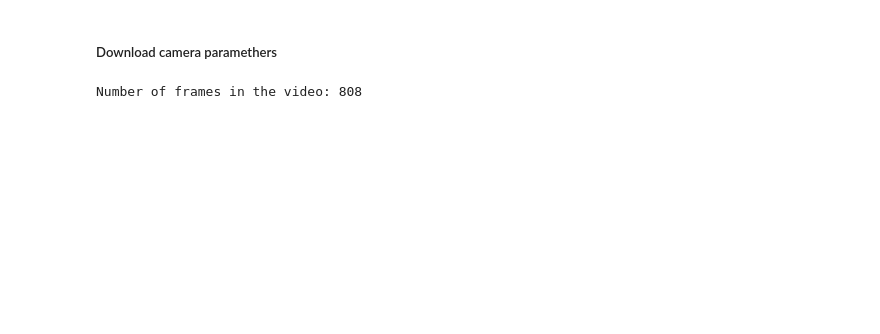
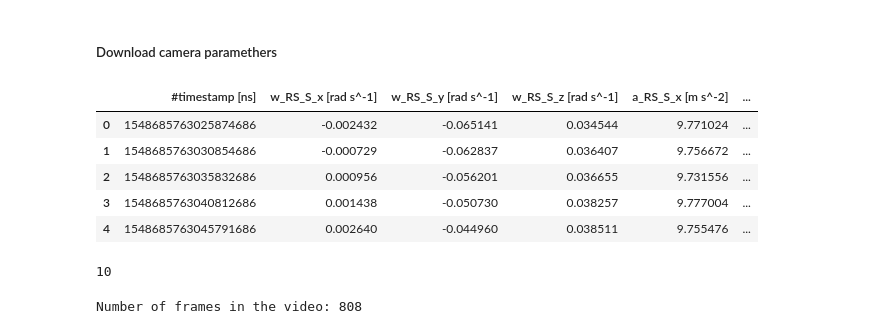
Before and after one commit to Bohdanok/cv_homework_stabilization, a Jupyter notebook: homework2.ipynb, the cells around one changed output. Saved outputs shown, nothing was run; the diff lists cells and outputs as text; code cells hidden in the pictures; blank space fills up the shorter version.

```diff
--- a/homework2.ipynb
+++ b/homework2.ipynb
@@ -38,33 +46,55 @@ with open("camchain-calibration-equidistant4_camimu_dataset-calib-imu1.yaml") as
 INPUT_DIR = "./dataset-seq1/mav0/" # replace with your sequence
 ORIGINAL_VIDEONAME = "output_orig.mp4"
 UNDISTORTED_VIDEONAME = "output_undist.mp4"
 RS_REMOVED_VIDEONAME = "output_nors.mp4"
 STABILIZED_VIDEONAME = "output_stable_nors.mp4"
 
 
 # camera params
 FPS = 20
 
 # camera intrinsics
 pin_hole_model = downloaded_params[f"cam{CAMERA}"]["intrinsics"]
 K = np.array([[pin_hole_model[0], 0, pin_hole_model[2]],
               [0, pin_hole_model[1], pin_hole_model[3]],
               [0, 0, 1]])
 
 # output camera intrinsics
 K_new = K.copy()
 
 # distortion params
 D = np.array(downloaded_params[f"cam{CAMERA}"]["distortion_coeffs"])
 
 # rotation from imu-to-camera
 R_cam_imu = np.array(downloaded_params[f"cam{CAMERA}"]["T_cam_imu"])
 
 # time delta between 2 sensor rows sensing
 dt_rs = 29.47 * 10 ** -6 # in seconds
 
 # frame dimensions
 W, H = 1280, 1024
+
+imu_data = pd.read_csv( os.path.join(INPUT_DIR, "imu0", "data.csv") )
+
+display(imu_data.head())
+# %% [output]
+|  | #timestamp [ns] | w_RS_S_x [rad s^-1] | w_RS_S_y [rad s^-1] | w_RS_S_z [rad s^-1] | a_RS_S_x [m s^-2] | ... |
+| 0 | 1548685763025874686 | -0.002432 | -0.065141 | 0.034544 | 9.771024 | ... |
+| 1 | 1548685763030854686 | -0.000729 | -0.062837 | 0.036407 | 9.756672 | ... |
+| 2 | 1548685763035832686 | 0.000956 | -0.056201 | 0.036655 | 9.731556 | ... |
+| 3 | 1548685763040812686 | 0.001438 | -0.050730 | 0.038257 | 9.777004 | ... |
+| 4 | 1548685763045791686 | 0.002640 | -0.044960 | 0.038511 | 9.755476 | ... |
+# %%
+def get_imu_freq_to_camera_fps(imu_data, FPS):
+    imu_data = imu_data.head(2).values.tolist()
+    t1 = imu_data[0][0]
+    t2 = imu_data[1][0]
+    return int((1000 / FPS) / (math.ceil((t2 - t1) * 1e-6)))
+
+IMU_MEAS_TO_CAM_MEAS = get_imu_freq_to_camera_fps(imu_data, FPS)
+IMU_MEAS_TO_CAM_MEAS  ## Number of gyro measurements per 1 frame
+# %% [output]
+10
 # %%
 def frames_to_video(frames, output_video, fps=20, isColor=False):
     """
```
Also changed, not shown: parts of 13 cells of this notebook.
